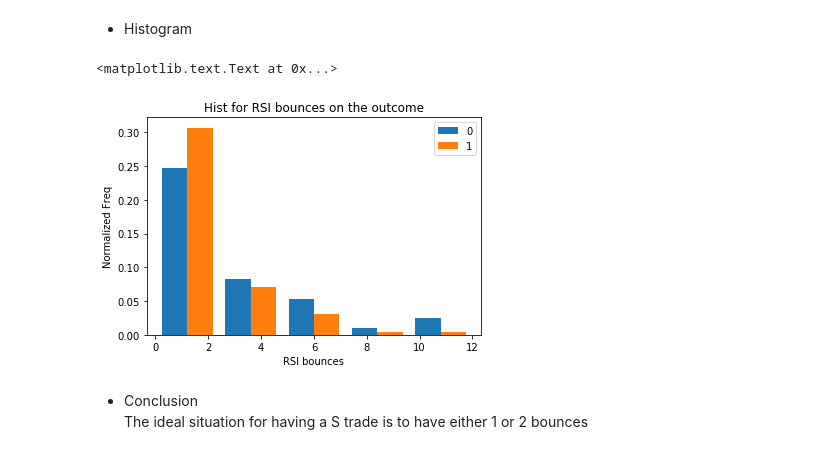
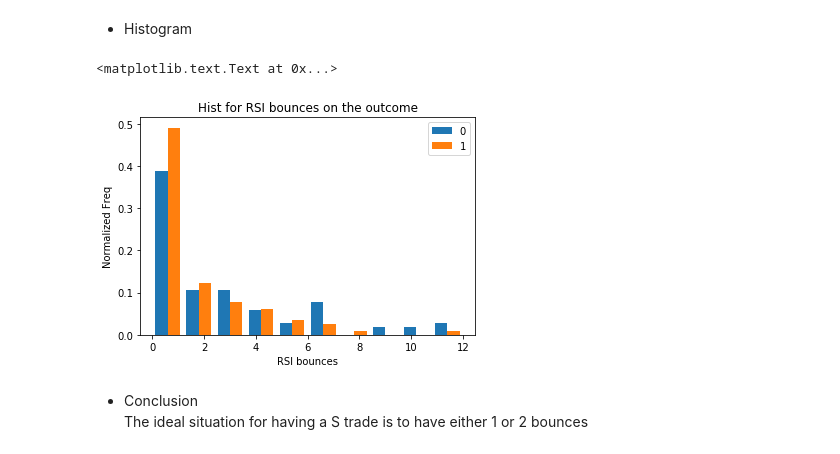
Before and after one commit to FOREXfunguru/FOREX, a Jupyter notebook: notebooks/Binary_classifier_cont_trades.ipynb, the cells around one changed output. Drawn from its saved outputs; the diff is of its cells as text; code cells hidden in the pictures.

```diff
--- a/notebooks/Binary_classifier_cont_trades.ipynb
+++ b/notebooks/Binary_classifier_cont_trades.ipynb
@@ -221,15 +221,15 @@ import matplotlib.pyplot as plt
 succ=contDF.loc[contDF[outcome_lab]==1]['RSI bounces']
 fail=contDF.loc[contDF[outcome_lab]==0]['RSI bounces']
 # %%
-plt.hist([fail,succ], bins = 5, normed=True, label=['0','1'])
+plt.hist([fail,succ], bins = 10, normed=True, label=['0','1'])
 
 plt.legend()
 plt.xlabel('RSI bounces')
 plt.ylabel('Normalized Freq')
 plt.title('Hist for RSI bounces on the outcome')
 # %% [output]
 <matplotlib.text.Text at 0x...>
-[figure, old version]
+[figure, new version]
 # %% [markdown]
 * Conclusion<br>
 The ideal situation for having a S trade is to have either 1 or 2 bounces
```
Also changed, not shown: parts of 35 cells of this notebook.
